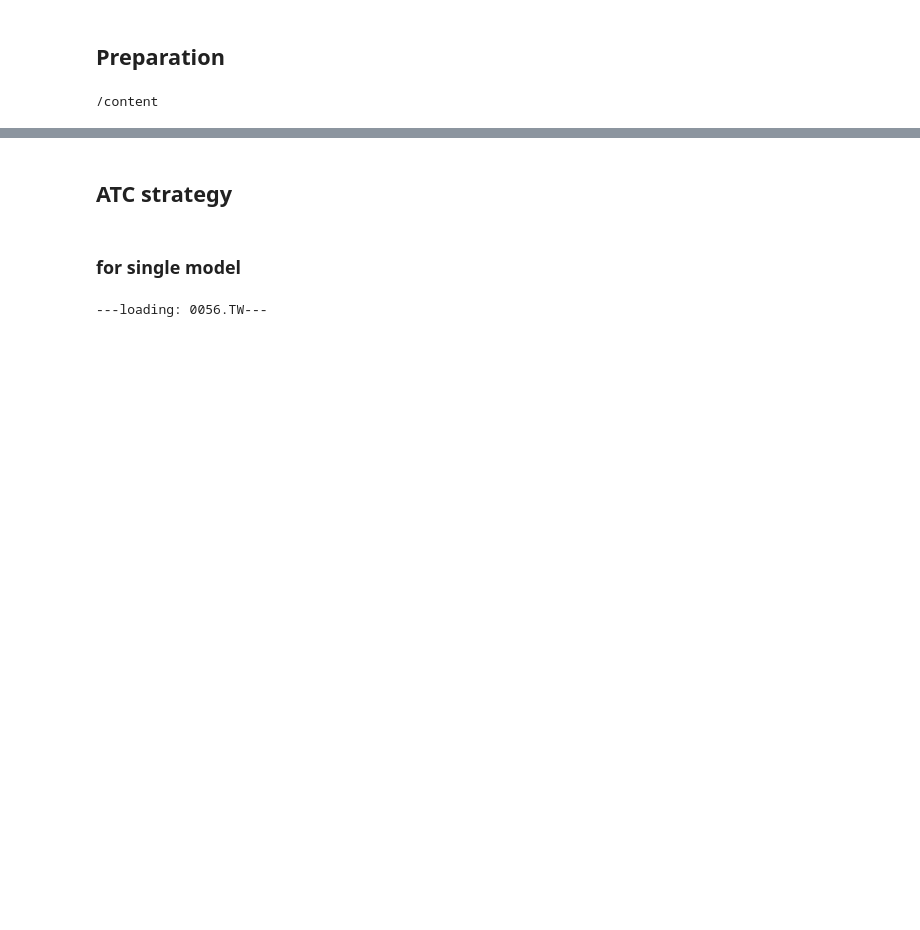
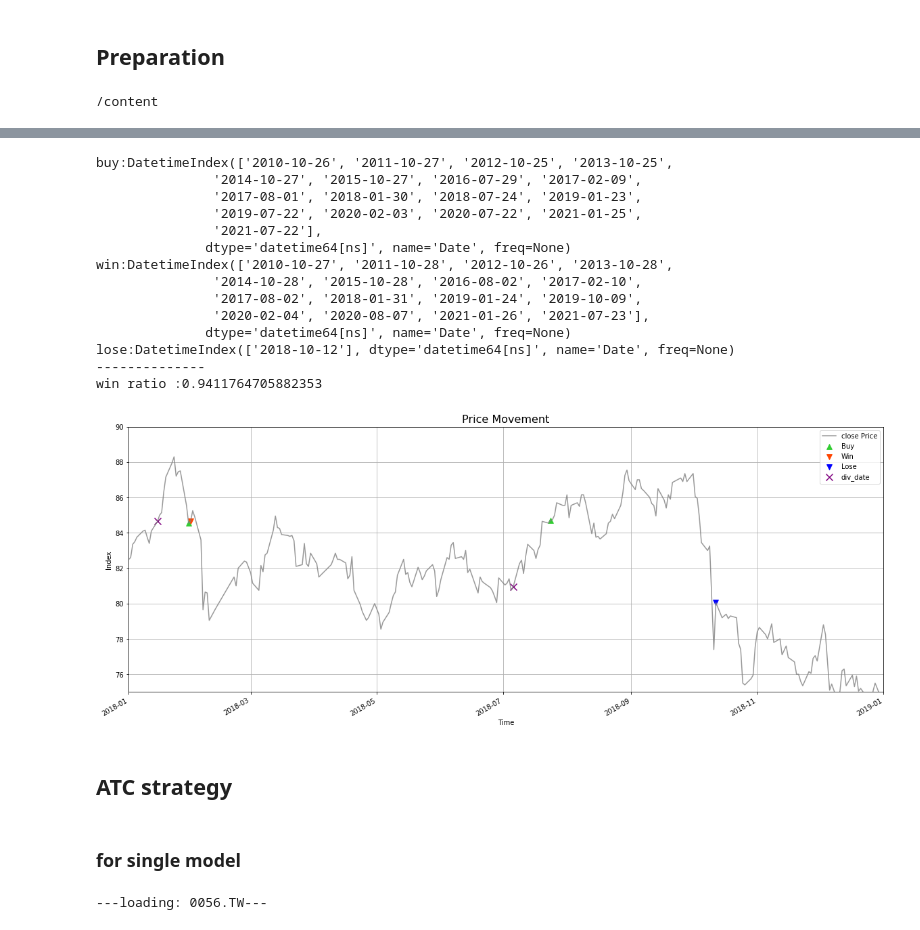
Before and after one commit to benson85560/yuanta, a Jupyter notebook: NEW_Div_yld_ATC_Strategy.ipynb, the cells around one changed output, grey strips where cells are left out. Cells and saved outputs as stored; diff of their text form; code cells hidden in the pictures; blank space fills up the shorter version.

```diff
--- a/NEW_Div_yld_ATC_Strategy.ipynb
+++ b/NEW_Div_yld_ATC_Strategy.ipynb
@@ -70,9 +67,11 @@ Successfully installed Ta-Lib-0.4.24
 import talib
 from talib import abstract
 # %%
+symbol = '0056.TW'
+
 Yield = pd.read_csv(path + '/yield.csv')
-Yield = Yield.set_index(pd.to_datetime(Yield['date']))
-Yield = Yield.drop('date', axis = 1)
+Yield = Yield.set_index(pd.to_datetime(Yield['Date']))
+Yield = Yield.drop('Date', axis = 1)
 
 List = []
 for i in range(len(Yield)):
@@ -102,3 +198,46 @@ List
+# %%
+# 實際交易位置
+List = []
+for i in range(len(df)):
+  if df[symbol][i] > 0:
+    List.append(Yield.index[i])
+
+print('buy:{}'.format(df.iloc[buy].index))
+print('win:{}'.format(df.iloc[sell_win].index))
+print('lose:{}'.format(df.iloc[sell_lose].index))
+print('--------------')
+print('win ratio :{}'.format(len(sell_win)/len(buy)))
+
+fig, ax = plt.subplots(figsize = (20,8))
+df['close'].plot(label = 'close Price', ax = ax, c = 'gray', grid=True, alpha=0.8)
+plt.scatter(df['close'].iloc[buy].index, df['close'].iloc[buy],c = 'limegreen', label = 'Buy', marker='^', s=60)
+plt.scatter(df['close'].iloc[sell_win].index, df['close'].iloc[sell_win],c = 'orangered', label = 'Win', marker='v', s=60)
+plt.scatter(df['close'].iloc[sell_lose].index, df['close'].iloc[sell_lose],c = 'b', label = 'Lose', marker='v', s=60)
+plt.scatter(df['close'].loc[List].index, df['close'].loc[List],c = 'purple', label = 'div_date', marker='x', s=100)
+
+plt.xlim('2018-01-01', '2019-01-01')
+plt.ylim(75, 90)
+
+plt.legend()
+plt.ylabel('Index')
+plt.xlabel('Time')
+plt.title('Price Movement',fontsize  = 16);
+# %% [output]
+buy:DatetimeIndex(['2010-10-26', '2011-10-27', '2012-10-25', '2013-10-25',
+               '2014-10-27', '2015-10-27', '2016-07-29', '2017-02-09',
+               '2017-08-01', '2018-01-30', '2018-07-24', '2019-01-23',
+               '2019-07-22', '2020-02-03', '2020-07-22', '2021-01-25',
+               '2021-07-22'],
+              dtype='datetime64[ns]', name='Date', freq=None)
+win:DatetimeIndex(['2010-10-27', '2011-10-28', '2012-10-26', '2013-10-28',
+               '2014-10-28', '2015-10-28', '2016-08-02', '2017-02-10',
+               '2017-08-02', '2018-01-31', '2019-01-24', '2019-10-09',
+               '2020-02-04', '2020-08-07', '2021-01-26', '2021-07-23'],
+              dtype='datetime64[ns]', name='Date', freq=None)
+lose:DatetimeIndex(['2018-10-12'], dtype='datetime64[ns]', name='Date', freq=None)
+--------------
+win ratio :0.9411764705882353
+[figure, added]
 # %% [markdown]
 ## **ATC strategy**
 # %% [markdown]
```
Also changed, not shown: parts of 12 cells of this notebook.
